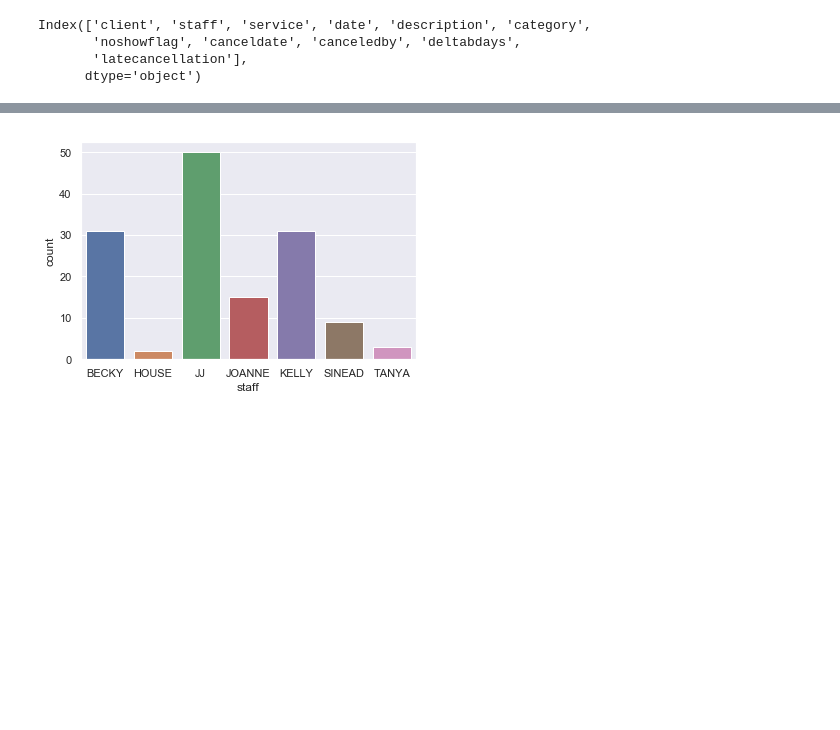
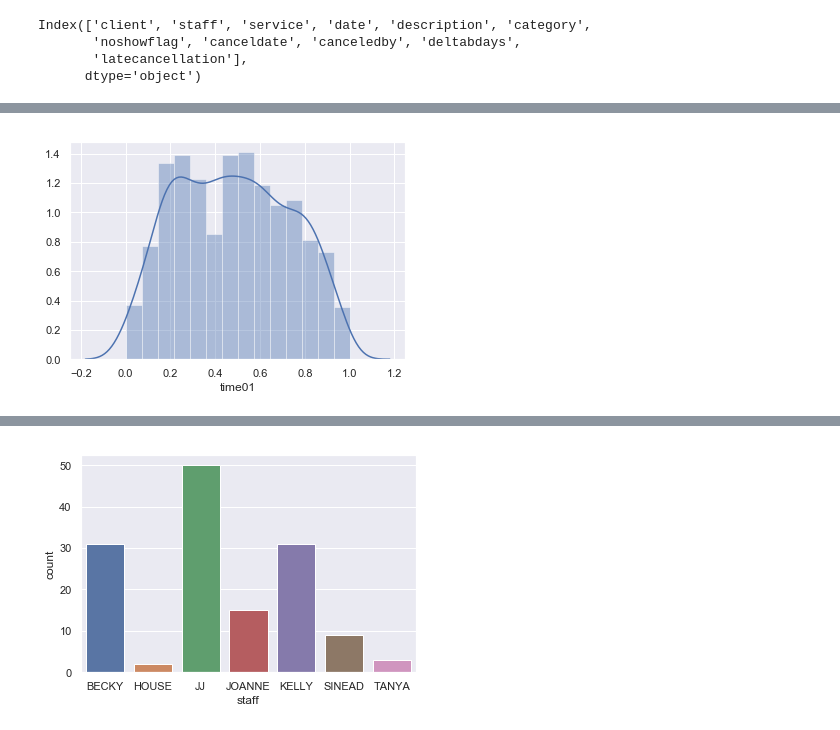
Before and after one commit to ericma007/p1, a Jupyter notebook: notebooks/init-database-exploration.ipynb, the cells around one changed output, grey strips where cells are left out. Saved outputs shown, nothing was run; the diff lists cells and outputs as text; code cells hidden in the pictures; blank space fills up the shorter version.

```diff
--- a/notebooks/init-database-exploration.ipynb
+++ b/notebooks/init-database-exploration.ipynb
@@ -795,0 +924,4 @@ array([736767., 736767., 736768., ..., 736820., 736852., 736818.])
+# %%
+ax=sns.distplot(fbooking2.loc[fbooking2['time01'].notnull(),'time01'])
+# %% [output]
+[figure, added]
```
Also changed, not shown: parts of 44 cells of this notebook, 8 other files.
